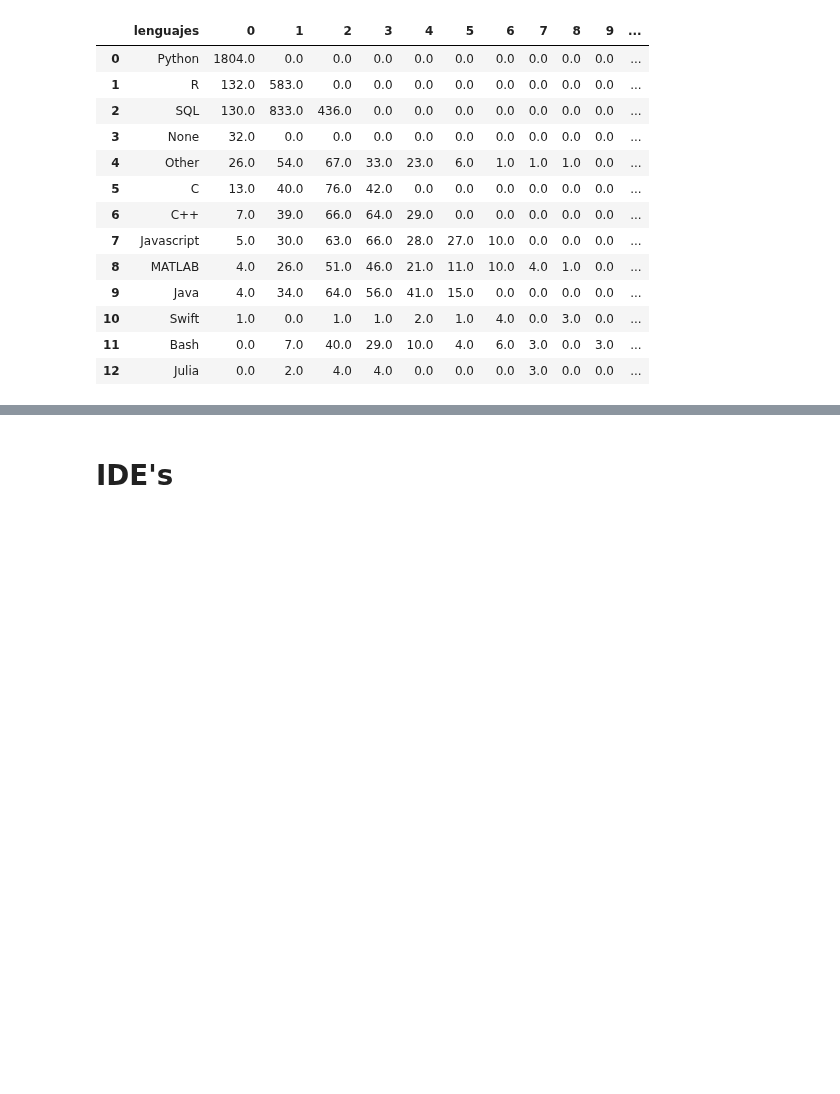
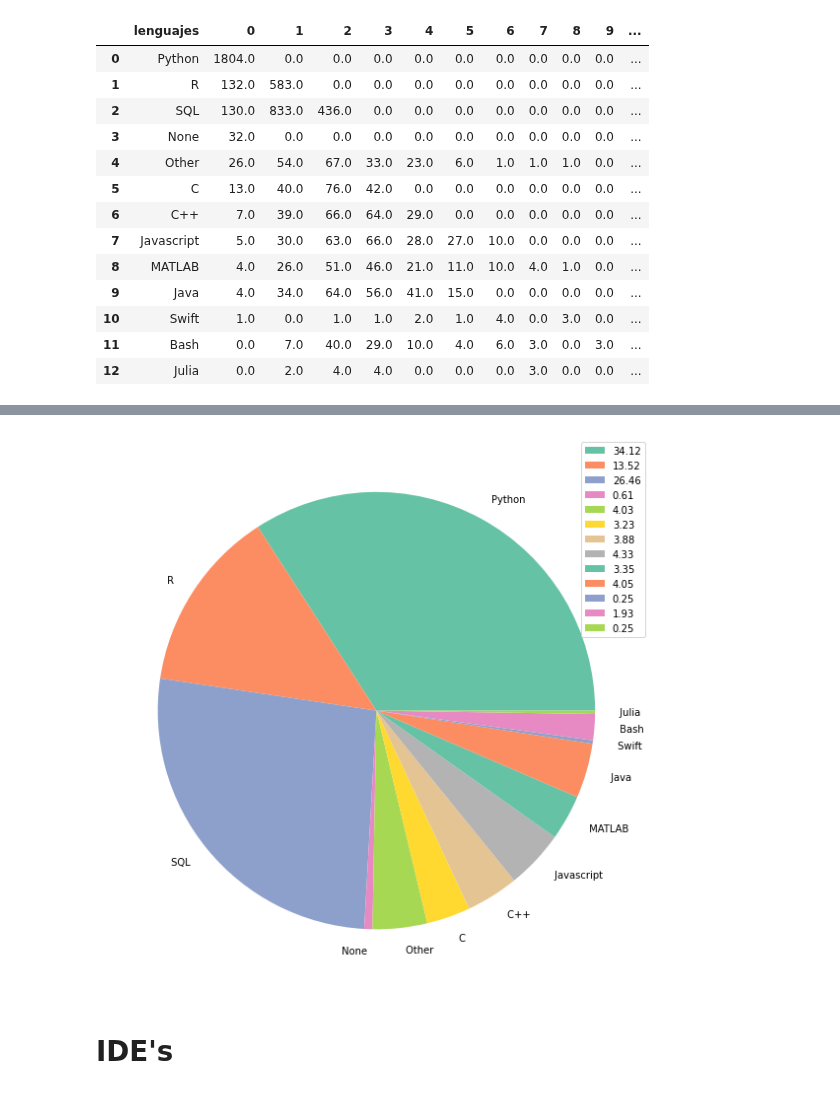
Before and after one commit to Adalab/EDA-ETL-project, a Jupyter notebook: conteo_columnas.ipynb, the cells around one changed output, grey strips where cells are left out. Drawn from its saved outputs; the diff is of its cells as text; code cells hidden in the pictures; blank space fills up the shorter version.

```diff
--- a/conteo_columnas.ipynb
+++ b/conteo_columnas.ipynb
@@ -190,3 +201,5 @@ df_conteo_lenguajes
 | 10 | Swift | 1.0 | 0.0 | 1.0 | 1.0 | 2.0 | 1.0 | 4.0 | 0.0 | 3.0 | 0.0 | ... |
 | 11 | Bash | 0.0 | 7.0 | 40.0 | 29.0 | 10.0 | 4.0 | 6.0 | 3.0 | 0.0 | 3.0 | ... |
 | 12 | Julia | 0.0 | 2.0 | 4.0 | 4.0 | 0.0 | 0.0 | 0.0 | 3.0 | 0.0 | 0.0 | ... |
+# %%
+df_conteo_lenguajes["porcentaje"] = round(df_conteo_lenguajes["total"]*100/df_conteo_lenguajes["total"].sum(),2)
@@ -193,3 +215,19 @@ df_conteo_lenguajes
+# %%
+# color1 = sns.blend_palette(("seagreen", "goldenrod"), as_cmap=False)
+# color2 = sns.diverging_palette(145, 300, s=60)
+# color = sns.color_palette("light:sienna_r")
+# color3 = sns.color_palette("cubehelix", as_cmap=False)
+# color4 = sns.color_palette("rocket")
+color5 = sns.color_palette("Set2")
+
+
+plt.figure()
+plt.pie(x = df_conteo_lenguajes["total"], labels = df_conteo_lenguajes["lenguajes"], colors = color5)
+plt.legend(df_conteo_lenguajes["porcentaje"])
+plt.tight_layout()
+plt.show()
+# %% [output]
+[figure, added]
 # %% [markdown]
 # IDE's
 # %%
```
Also changed, not shown: parts of 8 cells of this notebook, 1 other file.
